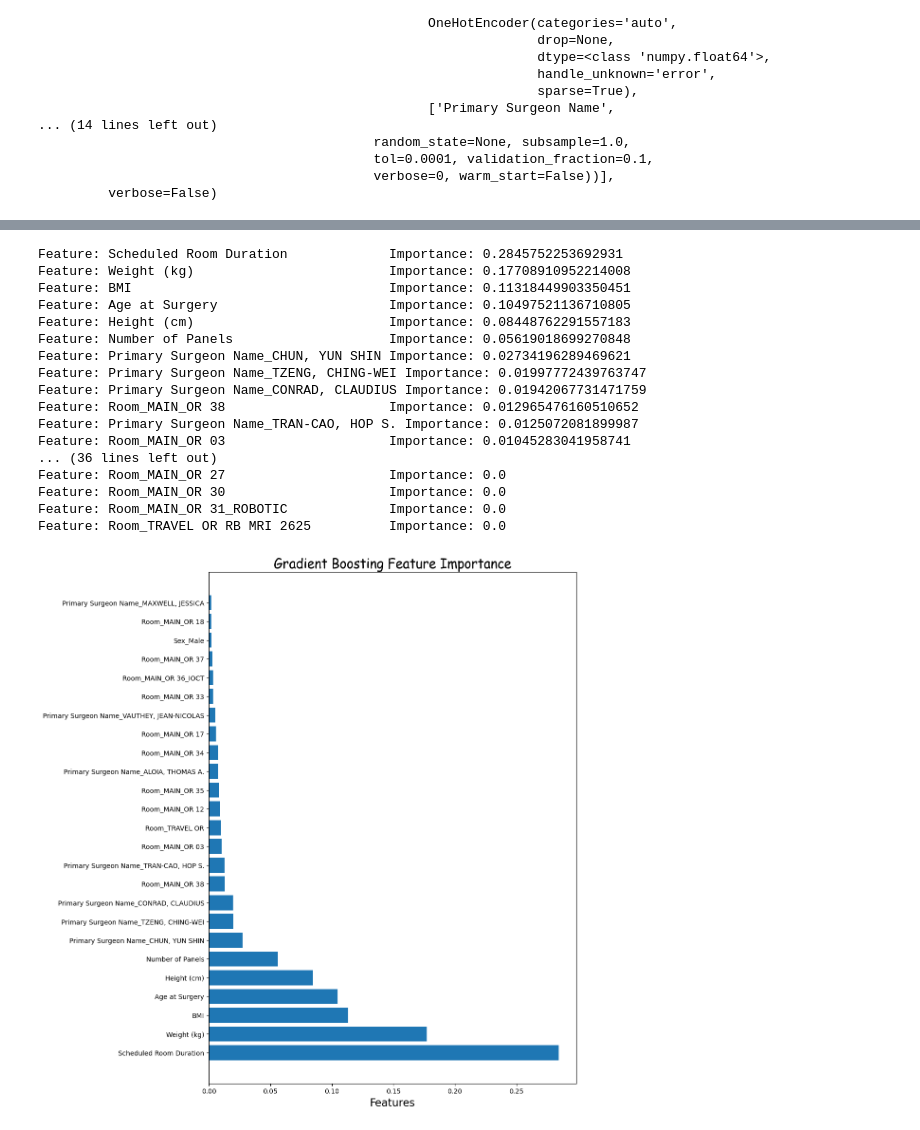
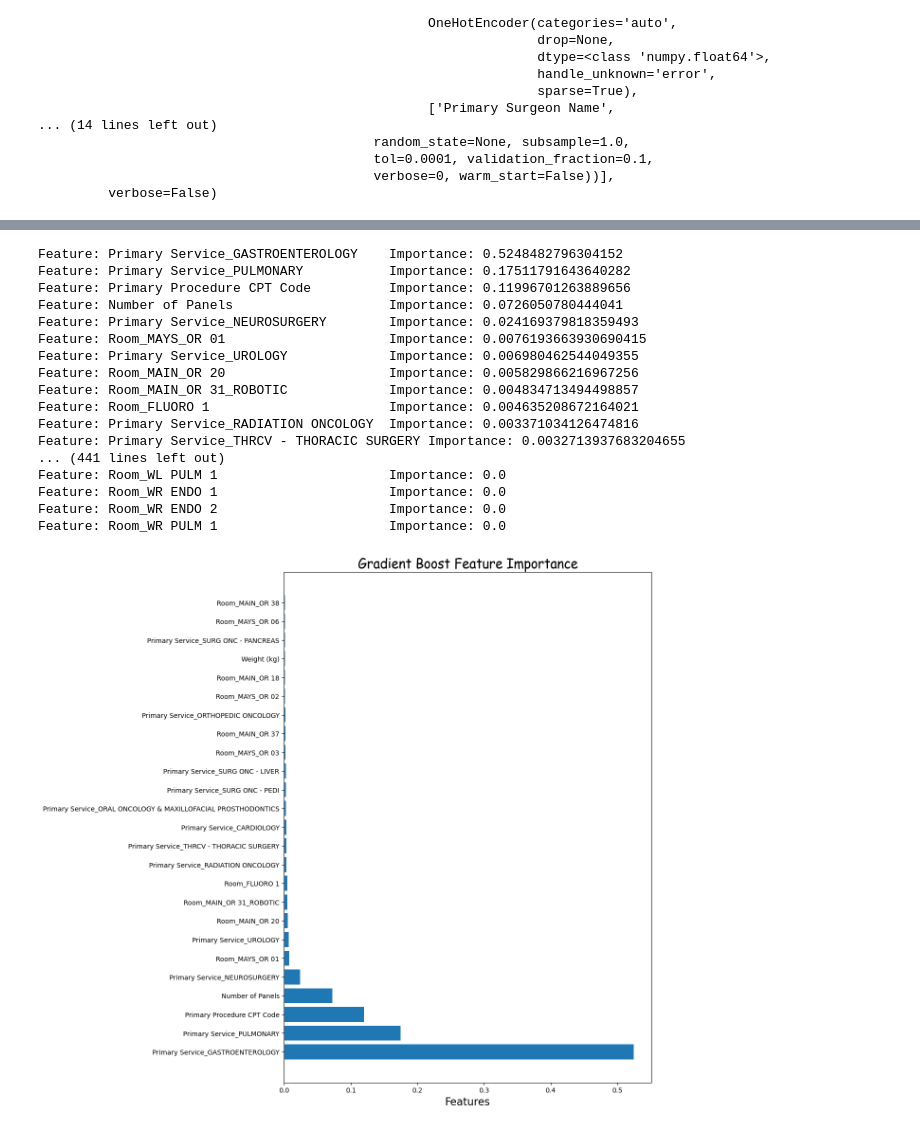
Before and after one commit to LiuDaveLiu/theatre-scheduling, a Jupyter notebook: modelling/CaseDurationPrediction.ipynb, the cells around one changed output, grey strips where cells are left out. Saved outputs shown, nothing was run; the diff lists cells and outputs as text; code cells hidden in the pictures.

```diff
--- a/modelling/CaseDurationPrediction.ipynb
+++ b/modelling/CaseDurationPrediction.ipynb
@@ -11,5 +13,7 @@ from sklearn.compose import make_column_transformer
 from sklearn.pipeline import make_pipeline
 from sklearn.linear_model import LinearRegression
 # %%
-data_path = os.path.join(os.path.dirname(os.getcwd()), "data", "liver2.csv")
+# data_path = os.path.join(os.path.dirname(os.getcwd()), "data", "liver2.csv")
+data_path = os.path.join(os.path.dirname(os.getcwd()), "data", "case_duration_all.csv")
+
 df = pd.read_csv(data_path)
@@ -16,7 +36,13 @@ df = pd.read_csv(data_path)
 # %%
-df = df.dropna()
+df['Primary Procedure CPT Code']=df['Primary Procedure CPT Code'].str.replace('\D+','')
+df = df.dropna() # drop cases without all information
 limit = 480
 df=df[df['Actual Room Duration']<limit]
+bmi_limit = 80
+df=df[df['BMI']<bmi_limit]
+height_limit = 100
+df=df[df['Height (cm)']>height_limit]
+df['Primary Procedure CPT Code']=df['Primary Procedure CPT Code'].astype(int)
 # %%
 plt.plot(df['Scheduled Room Duration'],df['Actual Room Duration'],'.')
 plt.gca().set_aspect('equal')
@@ -76,7 +102,9 @@ col_trans = make_column_transformer(
                         remainder = "passthrough"
                         )
 # %%
-X = df[['Primary Surgeon Name', 'Primary Service', 'Sex','Room','Number of Panels','Scheduled Room Duration', 'BMI', 'Age at Surgery', 'Height (cm)','Weight (kg)']]
+# X = df[['Primary Surgeon Name', 'Primary Service', 'Sex','Room','Number of Panels','Scheduled Room Duration', 'BMI', 'Age at Surgery', 'Height (cm)','Weight (kg)']]
+# X = df[['Primary Surgeon Name', 'Primary Service', 'Sex','Room','Number of Panels','Scheduled Room Duration', 'BMI', 'Age at Surgery', 'Height (cm)','Weight (kg)', 'Primary Procedure CPT Code']]
+X = df[['Primary Surgeon Name', 'Primary Service', 'Sex','Room','Number of Panels', 'BMI', 'Age at Surgery', 'Height (cm)','Weight (kg)', 'Primary Procedure CPT Code']]
 y = df['Actual Room Duration']
 # %%
 # model = LinearRegression()
@@ -137,32 +165,32 @@ feature_importances_ranked = sorted(feature_importances, key = lambda x: x[1], r
 # Print out the feature and importances
 [print('Feature: {:35} Importance: {}'.format(*pair)) for pair in feature_importances_ranked];
 # %% [output]
-Feature: Scheduled Room Duration             Importance: 0.2845752253692931
-Feature: Weight (kg)                         Importance: 0.17708910952214008
-Feature: BMI                                 Importance: 0.11318449903350451
-Feature: Age at Surgery                      Importance: 0.10497521136710805
-Feature: Height (cm)                         Importance: 0.08448762291557183
-Feature: Number of Panels                    Importance: 0.05619018699270848
-Feature: Primary Surgeon Name_CHUN, YUN SHIN Importance: 0.02734196289469621
-Feature: Primary Surgeon Name_TZENG, CHING-WEI Importance: 0.01997772439763747
-Feature: Primary Surgeon Name_CONRAD, CLAUDIUS Importance: 0.01942067731471759
-Feature: Room_MAIN_OR 38                     Importance: 0.012965476160510652
-Feature: Primary Surgeon Name_TRAN-CAO, HOP S. Importance: 0.0125072081899987
-Feature: Room_MAIN_OR 03                     Importance: 0.01045283041958741
-... (36 lines left out)
-Feature: Room_MAIN_OR 27                     Importance: 0.0
-Feature: Room_MAIN_OR 30                     Importance: 0.0
-Feature: Room_MAIN_OR 31_ROBOTIC             Importance: 0.0
-Feature: Room_TRAVEL OR RB MRI 2625          Importance: 0.0
+Feature: Primary Service_GASTROENTEROLOGY    Importance: 0.5248482796304152
+Feature: Primary Service_PULMONARY           Importance: 0.17511791643640282
+Feature: Primary Procedure CPT Code          Importance: 0.11996701263889656
+Feature: Number of Panels                    Importance: 0.0726050780444041
+Feature: Primary Service_NEUROSURGERY        Importance: 0.024169379818359493
+Feature: Room_MAYS_OR 01                     Importance: 0.0076193663930690415
+Feature: Primary Service_UROLOGY             Importance: 0.006980462544049355
+Feature: Room_MAIN_OR 20                     Importance: 0.005829866216967256
+Feature: Room_MAIN_OR 31_ROBOTIC             Importance: 0.004834713494498857
+Feature: Room_FLUORO 1                       Importance: 0.004635208672164021
+Feature: Primary Service_RADIATION ONCOLOGY  Importance: 0.003371034126474816
+Feature: Primary Service_THRCV - THORACIC SURGERY Importance: 0.0032713937683204655
+... (441 lines left out)
+Feature: Room_WL PULM 1                      Importance: 0.0
+Feature: Room_WR ENDO 1                      Importance: 0.0
+Feature: Room_WR ENDO 2                      Importance: 0.0
+Feature: Room_WR PULM 1                      Importance: 0.0
 # %%
 feature_names_25 = [i[0] for i in feature_importances_ranked[:25]]
 y_ticks = np.arange(0, len(feature_names_25))
 x_axis = [i[1] for i in feature_importances_ranked[:25]]
 plt.figure(figsize = (10, 14))
 plt.barh(feature_names_25, x_axis)   #horizontal barplot
-plt.title('Gradient Boosting Feature Importance',
+plt.title('Gradient Boost Feature Importance',
           fontdict= {'fontname':'Comic Sans MS','fontsize' : 20})
 plt.xlabel('Features',fontdict= {'fontsize' : 16})
 plt.show()
 # %% [output]
-[figure, old version]
+[figure, new version]
```
Also changed, not shown: parts of 10 cells of this notebook.
